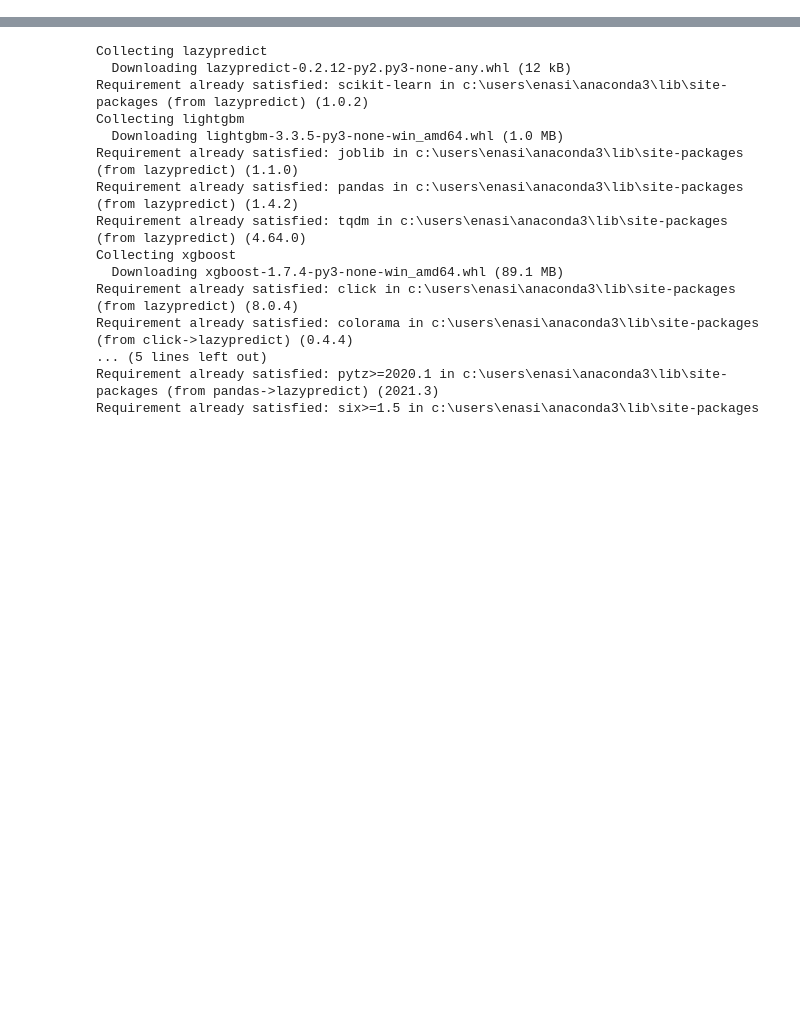
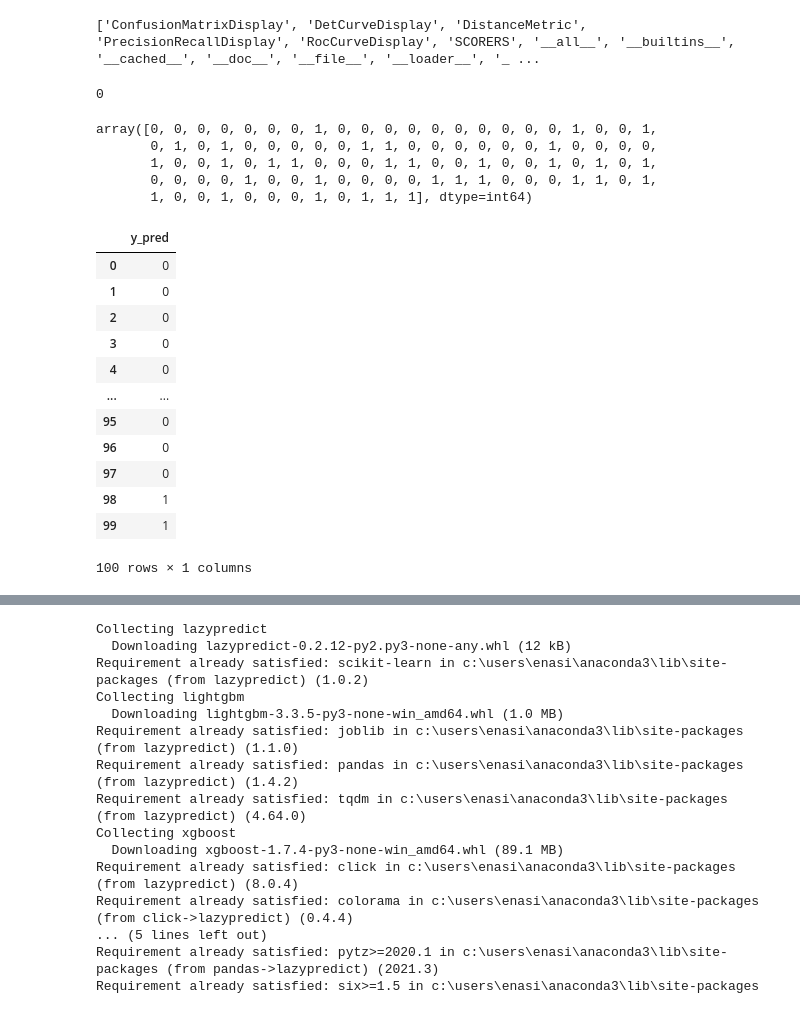
Before and after one commit to Qureshi1234/mil_aiml, a Jupyter notebook: logistic regression.ipynb, the cells around one changed output, grey strips where cells are left out. Drawn from its saved outputs; the diff is of its cells as text; code cells hidden in the pictures; blank space fills up the shorter version.

```diff
--- a/logistic regression.ipynb
+++ b/logistic regression.ipynb
@@ -28,0 +185,6 @@ data
+# %%
+classifier = LogisticRegression(random_state = 0)
+classifier.fit(X_train_standard, y_train)
+classifier.predict(X_test_standard)
+# %%
+classifier.fit(X_train_standard, y_train)
@@ -28,0 +228,8 @@ data
+# %%
+# we build a confusion matrix: for comparing actual vs predicted results:
+
+# 2x2 matrix: where on one side: you will be having actual observations:
+# on another side: you will be having predicted observations:
+y_pred = classifier.predict(X_test_standard)
+from sklearn.metrics import confusion_matrix
+cm = confusion_matrix(y_test,y_pred )
@@ -28,0 +245,34 @@ data
+# %%
+print(dir(metrics))
+# %% [output]
+['ConfusionMatrixDisplay', 'DetCurveDisplay', 'DistanceMetric', 'PrecisionRecallDisplay', 'RocCurveDisplay', 'SCORERS', '__all__', '__builtins__', '__cached__', '__doc__', '__file__', '__loader__', '_ ...
+# %%
+y_pred
+# %% [output]
+0
+# %%
+y_test
+# %% [output]
+array([0, 0, 0, 0, 0, 0, 0, 1, 0, 0, 0, 0, 0, 0, 0, 0, 0, 0, 1, 0, 0, 1,
+       0, 1, 0, 1, 0, 0, 0, 0, 0, 1, 1, 0, 0, 0, 0, 0, 0, 1, 0, 0, 0, 0,
+       1, 0, 0, 1, 0, 1, 1, 0, 0, 0, 1, 1, 0, 0, 1, 0, 0, 1, 0, 1, 0, 1,
+       0, 0, 0, 0, 1, 0, 0, 1, 0, 0, 0, 0, 1, 1, 1, 0, 0, 0, 1, 1, 0, 1,
+       1, 0, 0, 1, 0, 0, 0, 1, 0, 1, 1, 1], dtype=int64)
+# %%
+pred = pd.DataFrame(y_pred,columns = ['y_pred'])
+# %%
+pred
+# %% [output]
+|  | y_pred |
+| 0 | 0 |
+| 1 | 0 |
+| 2 | 0 |
+| 3 | 0 |
+| 4 | 0 |
+| ... | ... |
+| 95 | 0 |
+| 96 | 0 |
+| 97 | 0 |
+| 98 | 1 |
+| 99 | 1 |
+100 rows × 1 columns
```
Also changed, not shown: parts of 34 cells of this notebook, 2 other files.
